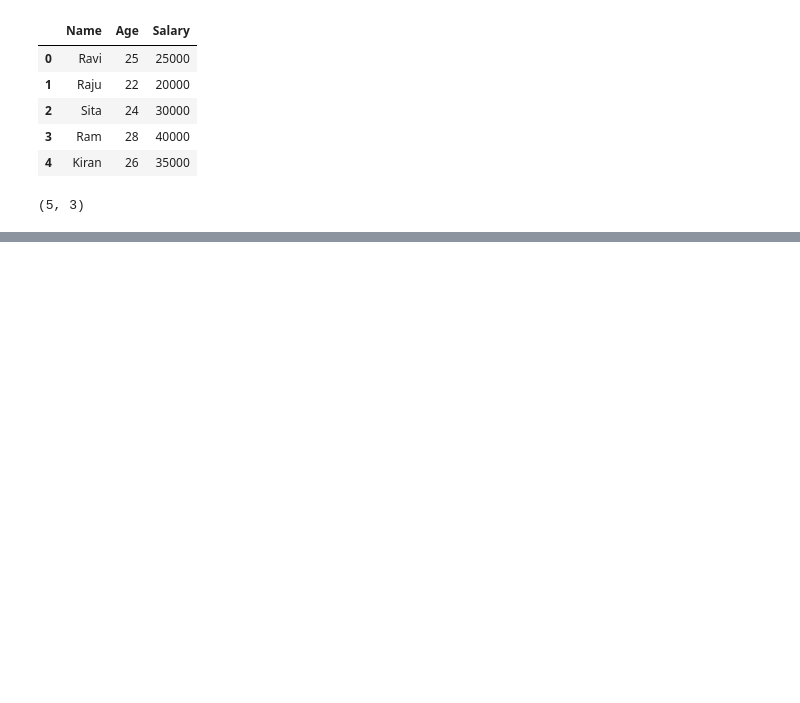
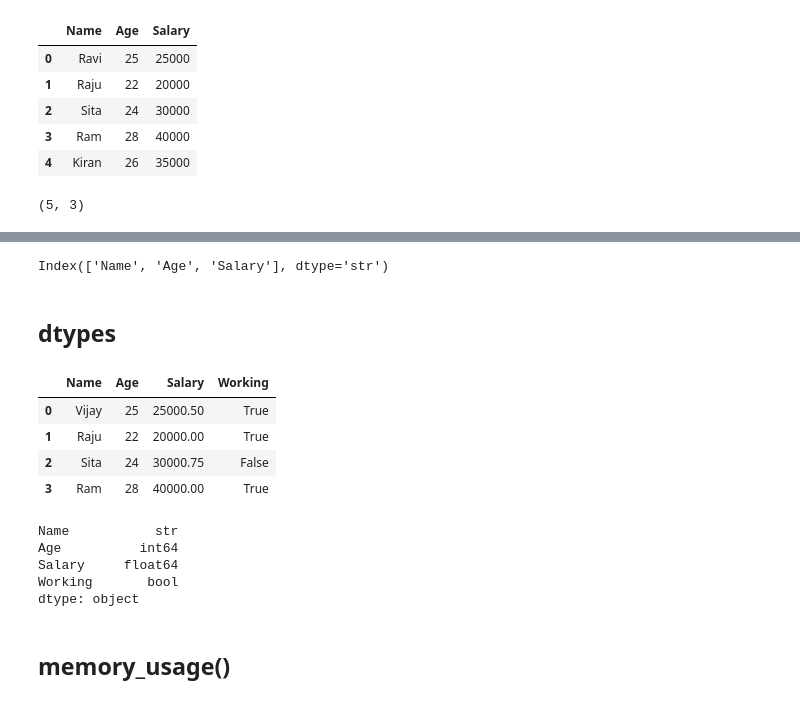
Before and after one commit to upendarreddyadla/Sprint-3-NumPy-Pandas, a Jupyter notebook: 06_Data_Inspection.ipynb, the cells around one changed output, grey strips where cells are left out. Cells and saved outputs as stored; diff of their text form; code cells hidden in the pictures; blank space fills up the shorter version.

```diff
--- a/06_Data_Inspection.ipynb
+++ b/06_Data_Inspection.ipynb
@@ -484,0 +535,4 @@ df.shape
+# %%
+df.columns
+# %% [output]
+Index(['Name', 'Age', 'Salary'], dtype='str')
@@ -484,0 +546,2 @@ df.shape
+# %% [markdown]
+## dtypes
@@ -484,0 +563,29 @@ df.shape
+# %%
+import pandas as pd                    #Example
+
+data = {
+    "Name": ["Vijay", "Raju", "Sita", "Ram"],
+    "Age": [25, 22, 24, 28],
+    "Salary": [25000.50, 20000.00, 30000.75, 40000.00],
+    "Working": [True, True, False, True]
+}
+
+df = pd.DataFrame(data)
+
+df
+# %% [output]
+|  | Name | Age | Salary | Working |
+| 0 | Vijay | 25 | 25000.50 | True |
+| 1 | Raju | 22 | 20000.00 | True |
+| 2 | Sita | 24 | 30000.75 | False |
+| 3 | Ram | 28 | 40000.00 | True |
+# %%
+df.dtypes
+# %% [output]
+Name           str
+Age          int64
+Salary     float64
+Working       bool
+dtype: object
+# %% [markdown]
+## memory_usage()
```
Also changed, not shown: parts of 20 cells of this notebook.
